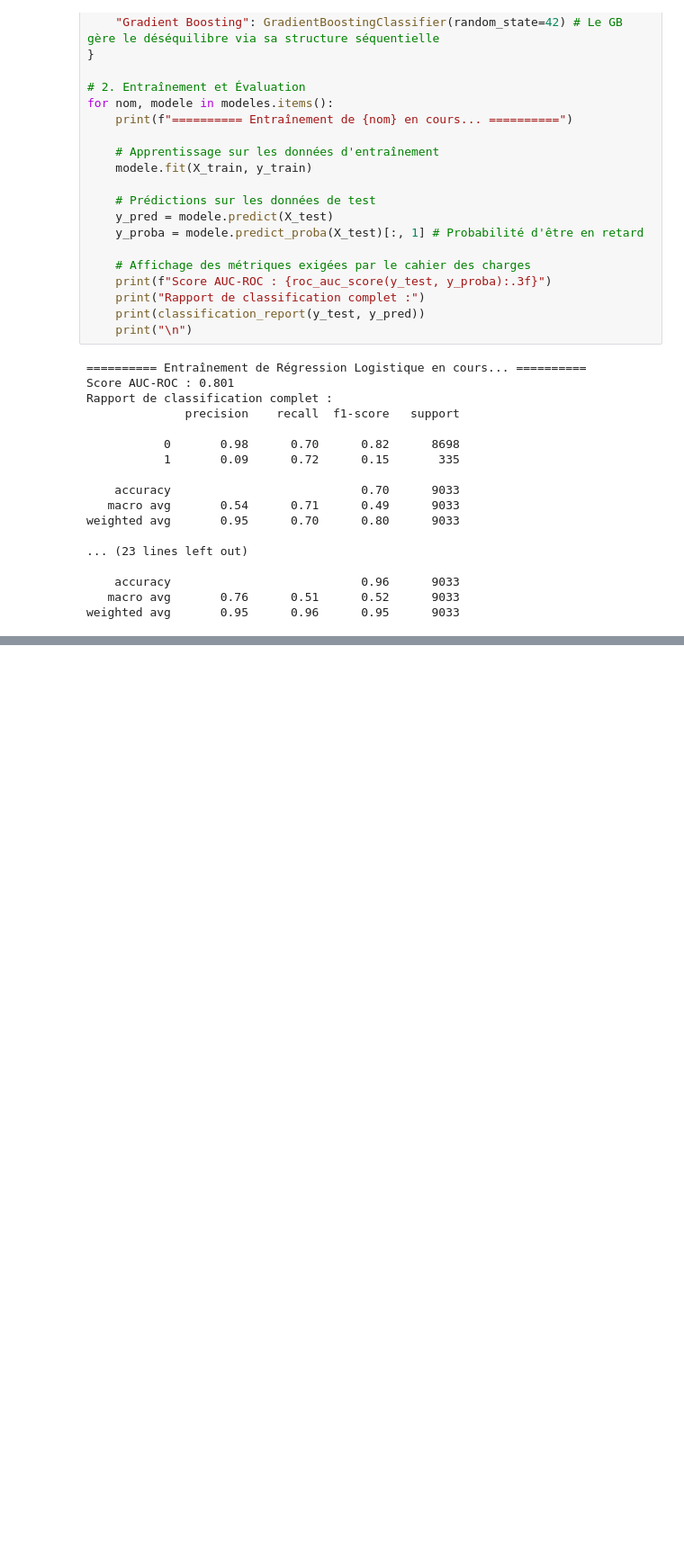
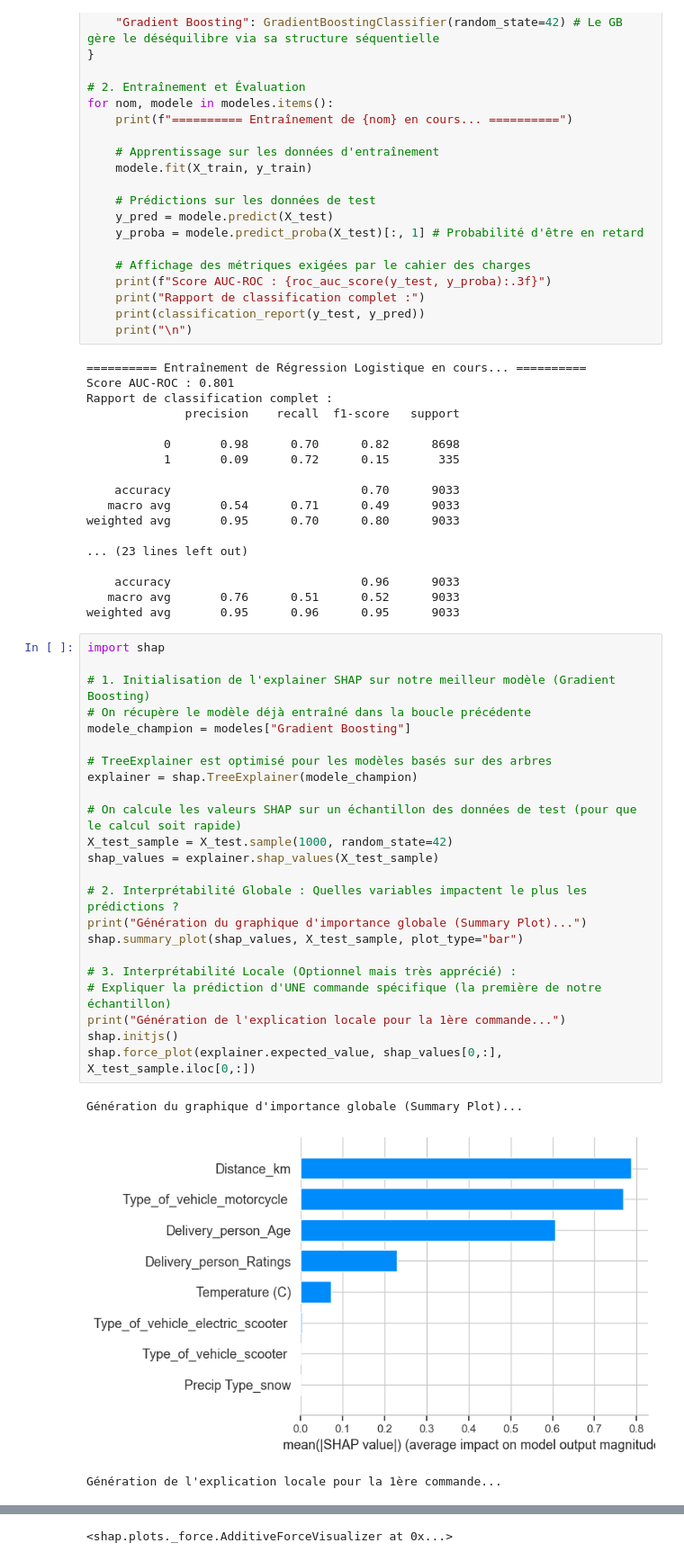
Before and after one commit to hafsaa22/DDDM_project, a Jupyter notebook: Livraison.ipynb, the cells around one changed output, grey strips where cells are left out. Shown at 90% size. Cells and saved outputs as stored; diff of their text form; blank space fills up the shorter version.

Commit message:
Interprétabilité  (global et local)

```diff
--- a/Livraison.ipynb
+++ b/Livraison.ipynb
@@ -262,3 +262,30 @@ weighted avg       0.95      0.70      0.80      9033
     accuracy                           0.96      9033
    macro avg       0.76      0.51      0.52      9033
 weighted avg       0.95      0.96      0.95      9033
+# %%
+import shap
+
+# 1. Initialisation de l'explainer SHAP sur notre meilleur modèle (Gradient Boosting)
+# On récupère le modèle déjà entraîné dans la boucle précédente
+modele_champion = modeles["Gradient Boosting"]
+
+# TreeExplainer est optimisé pour les modèles basés sur des arbres
+explainer = shap.TreeExplainer(modele_champion)
+
+# On calcule les valeurs SHAP sur un échantillon des données de test (pour que le calcul soit rapide)
+X_test_sample = X_test.sample(1000, random_state=42)
+shap_values = explainer.shap_values(X_test_sample)
+
+# 2. Interprétabilité Globale : Quelles variables impactent le plus les prédictions ?
+print("Génération du graphique d'importance globale (Summary Plot)...")
+shap.summary_plot(shap_values, X_test_sample, plot_type="bar")
+
+# 3. Interprétabilité Locale (Optionnel mais très apprécié) :
+# Expliquer la prédiction d'UNE commande spécifique (la première de notre échantillon)
+print("Génération de l'explication locale pour la 1ère commande...")
+shap.initjs()
+shap.force_plot(explainer.expected_value, shap_values[0,:], X_test_sample.iloc[0,:])
+# %% [output]
+Génération du graphique d'importance globale (Summary Plot)...
+[figure, added]
+Génération de l'explication locale pour la 1ère commande...
@@ -264,0 +293 @@ weighted avg       0.95      0.96      0.95      9033
+<shap.plots._force.AdditiveForceVisualizer at 0x...>
```
Also changed, not shown: parts of 6 cells of this notebook.
